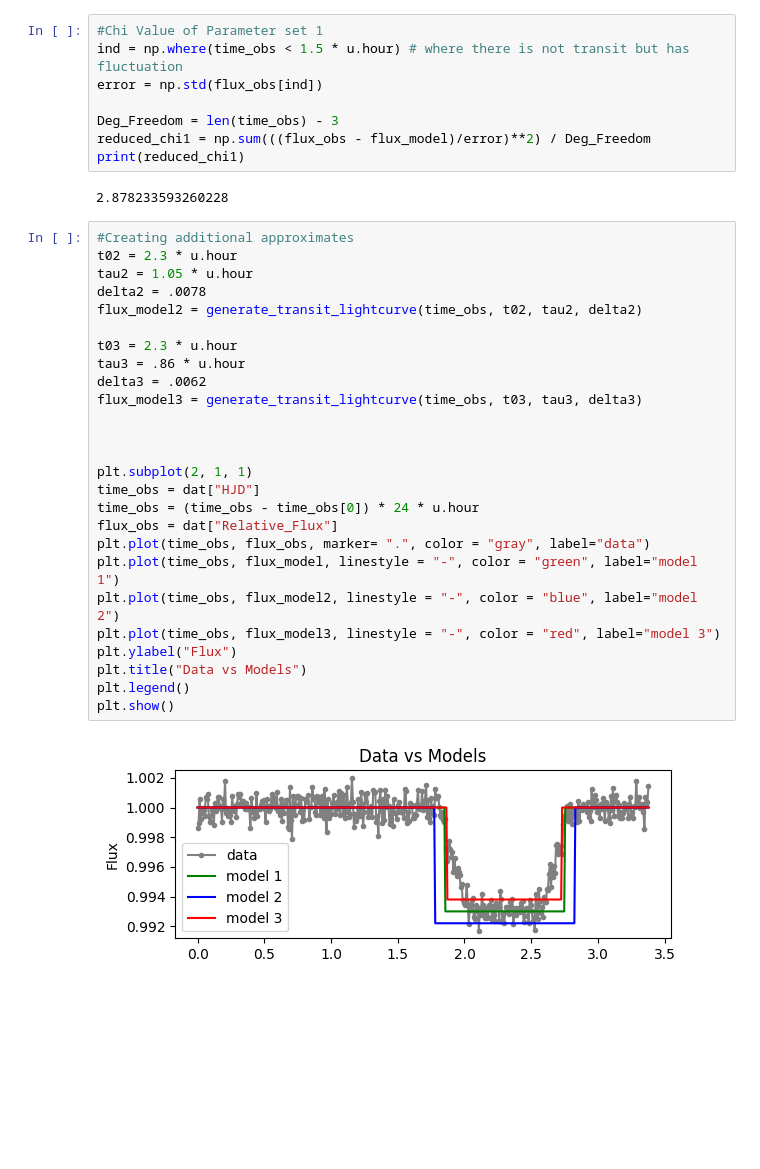
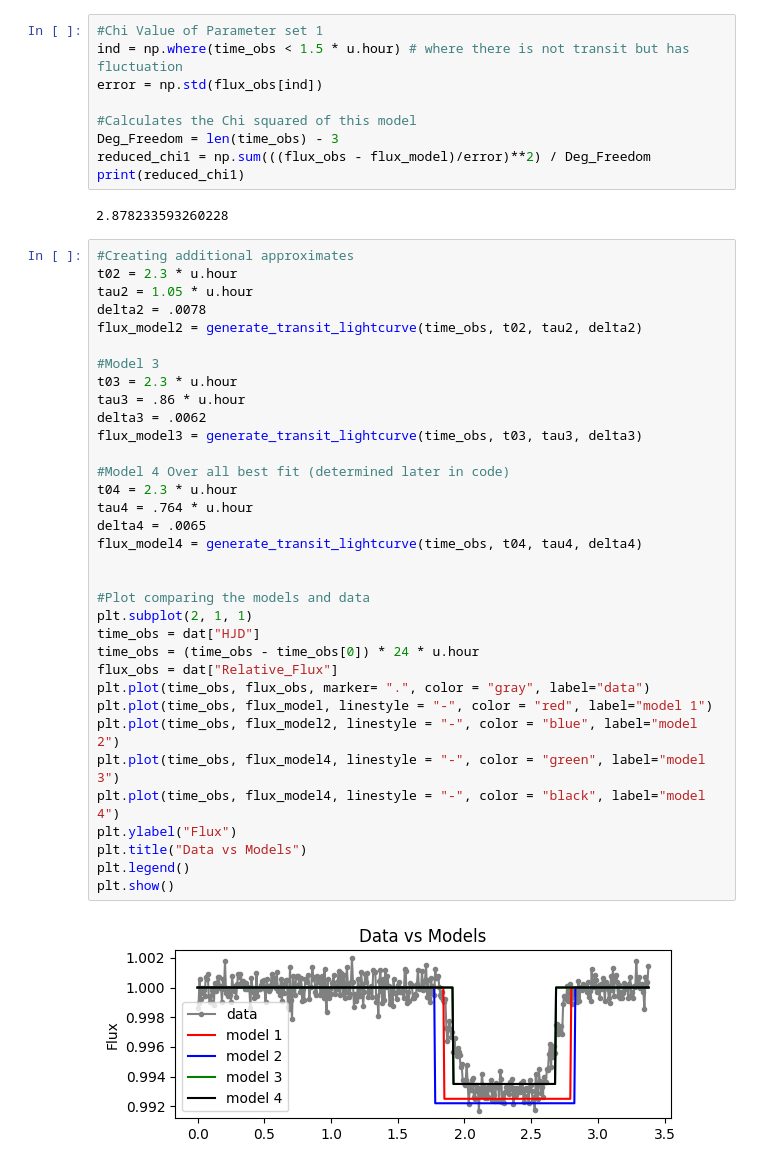
Before and after one commit to Helm110/ASTRON-1221, a Jupyter notebook: transit.ipynb, the cells around one changed output. Saved outputs shown, nothing was run; the diff lists cells and outputs as text; blank space fills up the shorter version.

```diff
--- a/transit.ipynb
+++ b/transit.ipynb
@@ -93,6 +110,7 @@ plt.show()
 ind = np.where(time_obs < 1.5 * u.hour) # where there is not transit but has fluctuation
 error = np.std(flux_obs[ind])
 
+#Calculates the Chi squared of this model
 Deg_Freedom = len(time_obs) - 3
 reduced_chi1 = np.sum(((flux_obs - flux_model)/error)**2) / Deg_Freedom
 print(reduced_chi1)
@@ -101,31 +119,39 @@ print(reduced_chi1)
 # %%
 #Creating additional approximates
 t02 = 2.3 * u.hour
 tau2 = 1.05 * u.hour
 delta2 = .0078
 flux_model2 = generate_transit_lightcurve(time_obs, t02, tau2, delta2)
 
+#Model 3
 t03 = 2.3 * u.hour
 tau3 = .86 * u.hour
 delta3 = .0062
 flux_model3 = generate_transit_lightcurve(time_obs, t03, tau3, delta3)
 
+#Model 4 Over all best fit (determined later in code)
+t04 = 2.3 * u.hour
+tau4 = .764 * u.hour
+delta4 = .0065
+flux_model4 = generate_transit_lightcurve(time_obs, t04, tau4, delta4)
 
 
+#Plot comparing the models and data
 plt.subplot(2, 1, 1)
 time_obs = dat["HJD"]
 time_obs = (time_obs - time_obs[0]) * 24 * u.hour
 flux_obs = dat["Relative_Flux"]
 plt.plot(time_obs, flux_obs, marker= ".", color = "gray", label="data")
-plt.plot(time_obs, flux_model, linestyle = "-", color = "green", label="model 1")
+plt.plot(time_obs, flux_model, linestyle = "-", color = "red", label="model 1")
 plt.plot(time_obs, flux_model2, linestyle = "-", color = "blue", label="model 2")
-plt.plot(time_obs, flux_model3, linestyle = "-", color = "red", label="model 3")
+plt.plot(time_obs, flux_model4, linestyle = "-", color = "green", label="model 3")
+plt.plot(time_obs, flux_model4, linestyle = "-", color = "black", label="model 4")
 plt.ylabel("Flux")
 plt.title("Data vs Models")
 plt.legend()
 plt.show()
 # %% [output]
-[figure, old version]
+[figure, new version]
 # %%
 #Chi Value of Parameter set 1
 ind = np.where(time_obs < 1.5 * u.hour) # where there is not transit but has fluctuation
```
Also changed, not shown: parts of 13 cells of this notebook.
